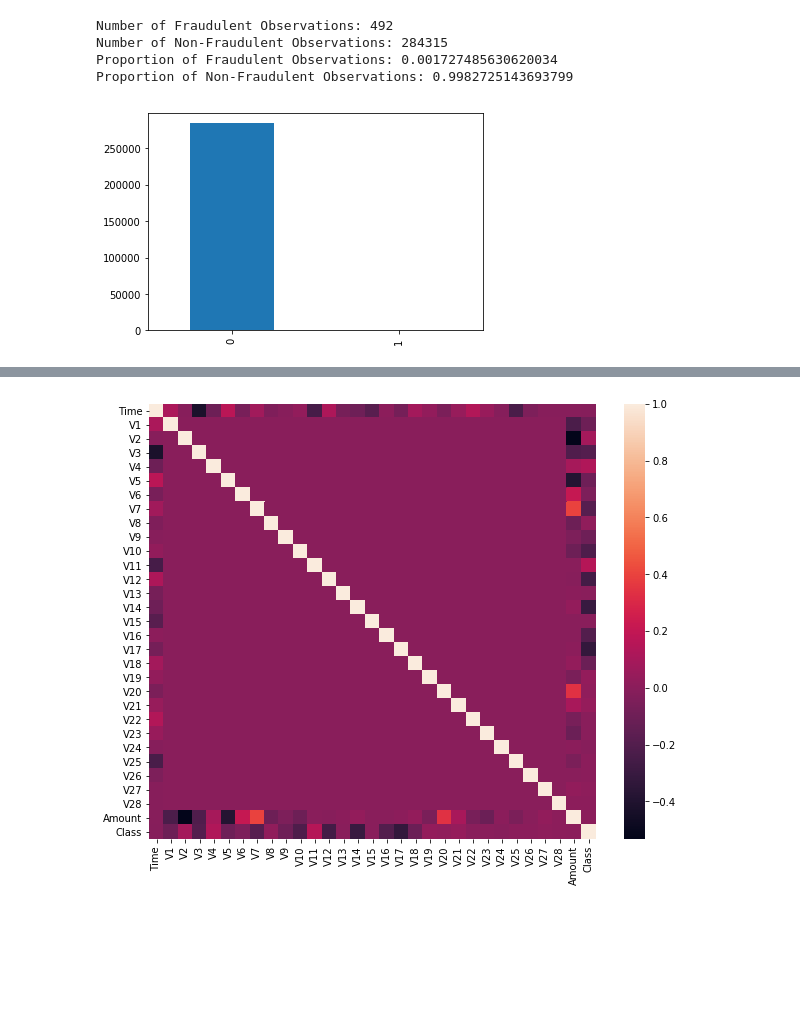
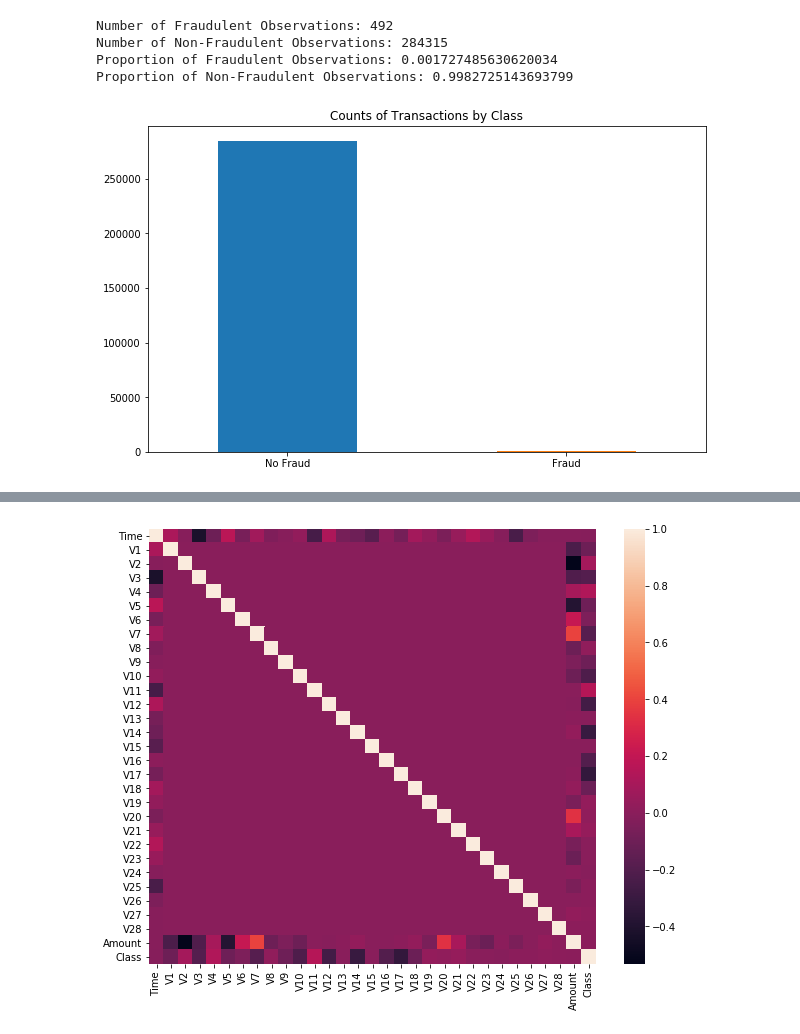
Before and after one commit to brookemm/CreditCardFraud, a Jupyter notebook: creditcardfraud.ipynb, the cells around one changed output, grey strips where cells are left out. Cells and saved outputs as stored; diff of their text form; code cells hidden in the pictures; blank space fills up the shorter version.

```diff
--- a/creditcardfraud.ipynb
+++ b/creditcardfraud.ipynb
@@ -50,8 +50,11 @@ Proportion of Non-Fraudulent Observations: 0.9982725143693799
 # %%
 # visual of how much more non fraud there are
 
-fig, ax = plt.subplots()
+fig, ax = plt.subplots(figsize = (10, 6))
 df["Class"].value_counts().plot(ax = ax, kind = "bar")
+plt.xticks(np.arange(2), ("No Fraud", "Fraud"), rotation = 0)
+plt.title("Counts of Transactions by Class")
+plt.savefig("imbalance.png")
 plt.show()
 # %% [output]
-[figure, old version]
+[figure, new version]
```
Also changed, not shown: parts of 29 cells of this notebook, 11 other files.
